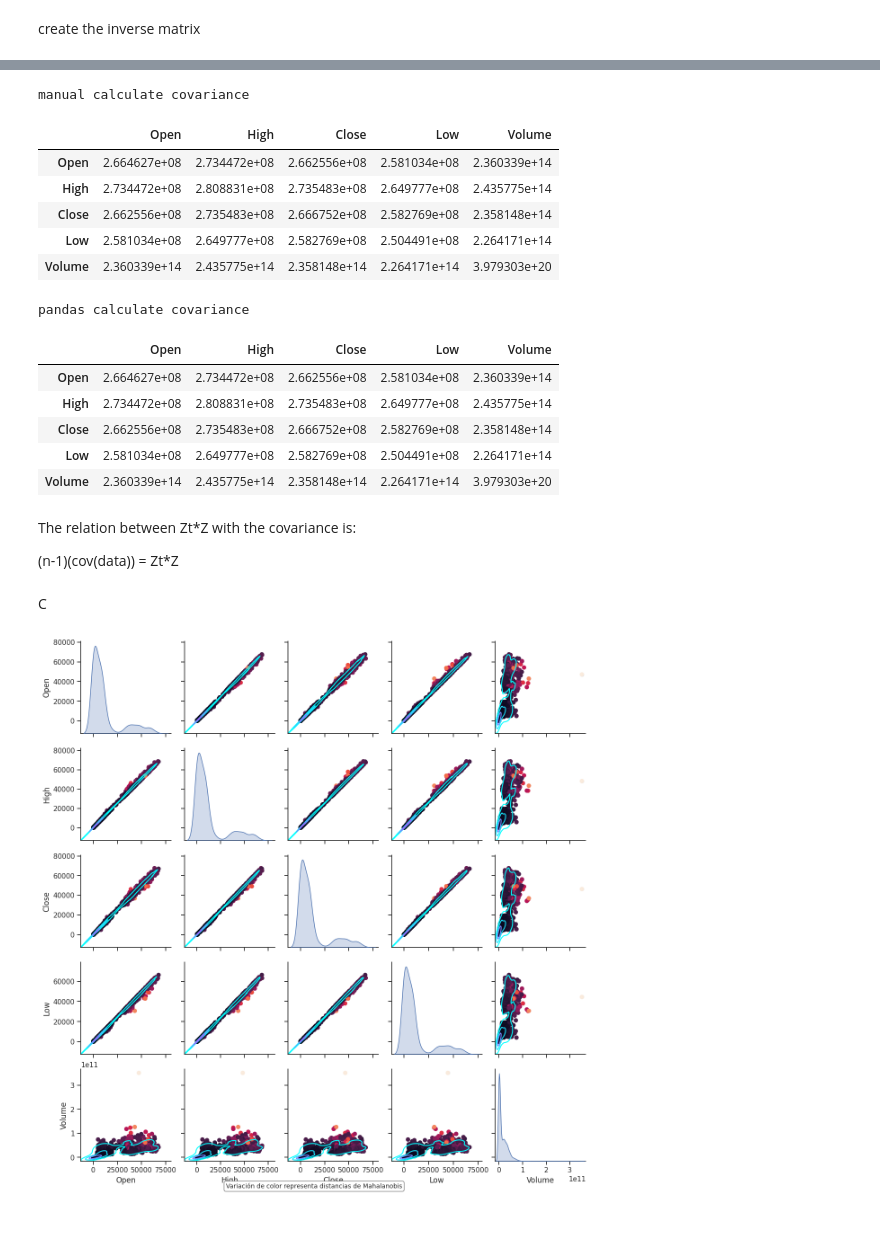
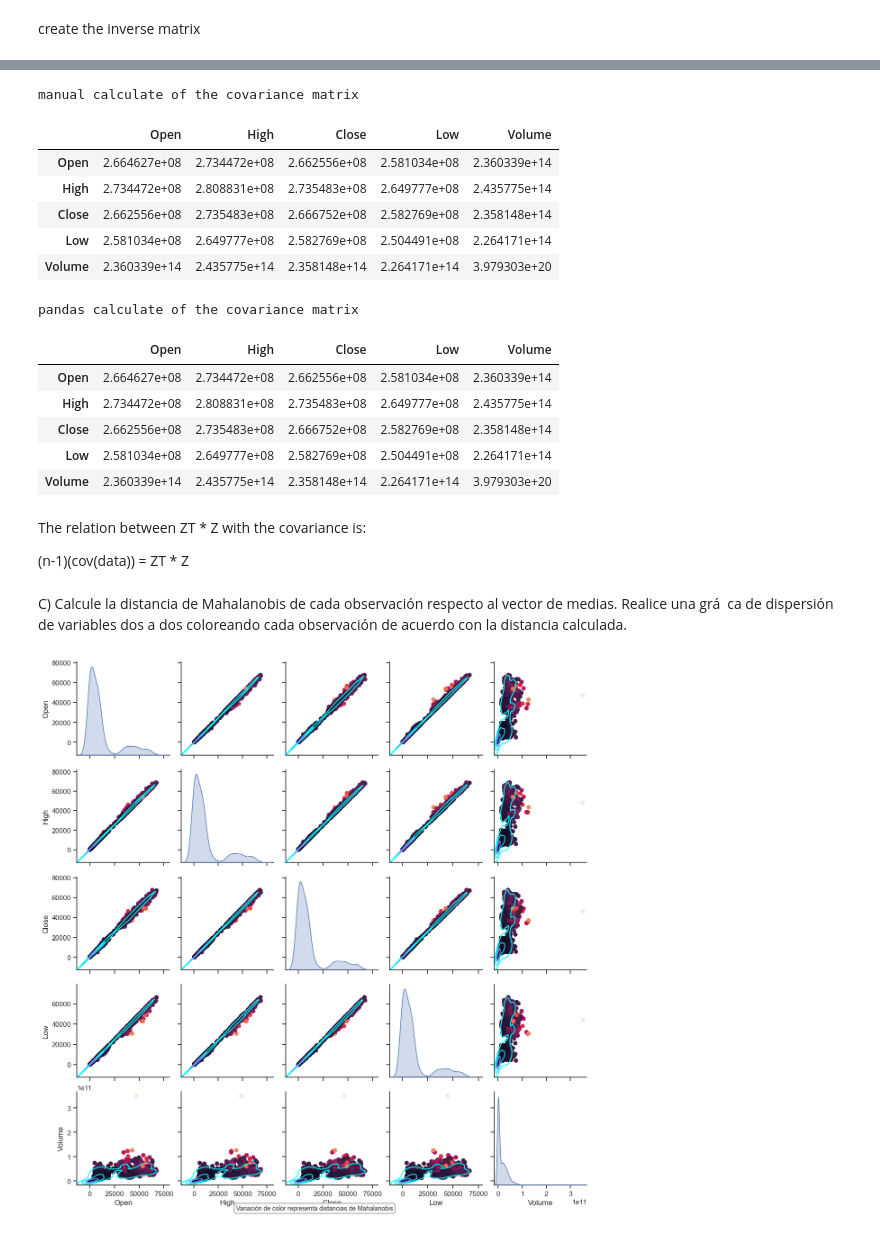
Before and after one commit to maestria-ds-eafit/Algebra_Taller2_Camilo_David, a Jupyter notebook: problem2.ipynb, the cells around one changed output, grey strips where cells are left out. Drawn from its saved outputs; the diff is of its cells as text; code cells hidden in the pictures.

```diff
--- a/problem2.ipynb
+++ b/problem2.ipynb
@@ -124,19 +70,19 @@ Zt_Z
 # %%
-n=len(Z)
-cov_Z = Zt_Z.apply(lambda value: value / (n-1) , axis=1)
-print("manual calculate covariance")
+n = len(Z)
+cov_Z = Zt_Z.apply(lambda value: value / (n - 1), axis=1)
+print("manual calculate of the covariance matrix")
 display(cov_Z)
-print("pandas calculate covariance")
+print("pandas calculate of the covariance matrix")
 display(cov_matrix)
 # %% [output]
-manual calculate covariance
+manual calculate of the covariance matrix
 |  | Open | High | Close | Low | Volume |
 | Open | 2.664627e+08 | 2.734472e+08 | 2.662556e+08 | 2.581034e+08 | 2.360339e+14 |
 | High | 2.734472e+08 | 2.808831e+08 | 2.735483e+08 | 2.649777e+08 | 2.435775e+14 |
 | Close | 2.662556e+08 | 2.735483e+08 | 2.666752e+08 | 2.582769e+08 | 2.358148e+14 |
 | Low | 2.581034e+08 | 2.649777e+08 | 2.582769e+08 | 2.504491e+08 | 2.264171e+14 |
 | Volume | 2.360339e+14 | 2.435775e+14 | 2.358148e+14 | 2.264171e+14 | 3.979303e+20 |
-pandas calculate covariance
+pandas calculate of the covariance matrix
 |  | Open | High | Close | Low | Volume |
 | Open | 2.664627e+08 | 2.734472e+08 | 2.662556e+08 | 2.581034e+08 | 2.360339e+14 |
 | High | 2.734472e+08 | 2.808831e+08 | 2.735483e+08 | 2.649777e+08 | 2.435775e+14 |
@@ -144,11 +90,13 @@ pandas calculate covariance
 | Low | 2.581034e+08 | 2.649777e+08 | 2.582769e+08 | 2.504491e+08 | 2.264171e+14 |
 | Volume | 2.360339e+14 | 2.435775e+14 | 2.358148e+14 | 2.264171e+14 | 3.979303e+20 |
 # %% [markdown]
-The relation between Zt*Z with the covariance is:
+The relation between ZT * Z with the covariance is:
 
-(n-1)(cov(data)) = Zt*Z
+(n-1)(cov(data)) = ZT * Z
-# %% [markdown]
-C
+# %% [markdown]
+C) Calcule la distancia de Mahalanobis de cada observación respecto al
+vector de medias. Realice una grá ca de dispersión de variables dos a
+dos coloreando cada observación de acuerdo con la distancia calculada.
 # %%
 
 # Example covariance matrix (replace this with your actual covariance matrix)
@@ -167,23 +115,30 @@ mahalanobis_distances = data2.apply(mahalanobis_distance, axis=1)
 # %%
 sns.set(style="ticks")
 pair_plot = sns.pairplot(data2, diag_kind="kde")
 
 # Map lower triangular plots with Mahalanobis distances using KDE
 for i, ax_row in enumerate(pair_plot.axes):
     for j, ax in enumerate(ax_row):
         if i != j:
             x_label = ax.get_xlabel()
             y_label = ax.get_ylabel()
             x = data2[x_label]
             y = data2[y_label]
             ax.scatter(x, y, c=mahalanobis_distances, cmap=None, marker=None, s=None)
 
 # Corrected code to set the colormap for KDE plots
 pair_plot.map_lower(sns.kdeplot, levels=4, color=".2", cmap="cool")
 pair_plot.map_upper(sns.kdeplot, levels=4, color=".2", cmap="cool")
-plt.figtext(0.5, 0.01, "Variación de color representa distancias de Mahalanobis", ha="center", fontsize=10, bbox={"facecolor":"white", "edgecolor":"gray", "boxstyle":"round"})
+plt.figtext(
+    0.5,
+    0.01,
+    "Variación de color representa distancias de Mahalanobis",
+    ha="center",
+    fontsize=10,
+    bbox={"facecolor": "white", "edgecolor": "gray", "boxstyle": "round"},
+)
 
 
 plt.show()
 # %% [output]
-[figure, old version]
+[figure, new version]
```
Also changed, not shown: parts of 15 cells of this notebook.
